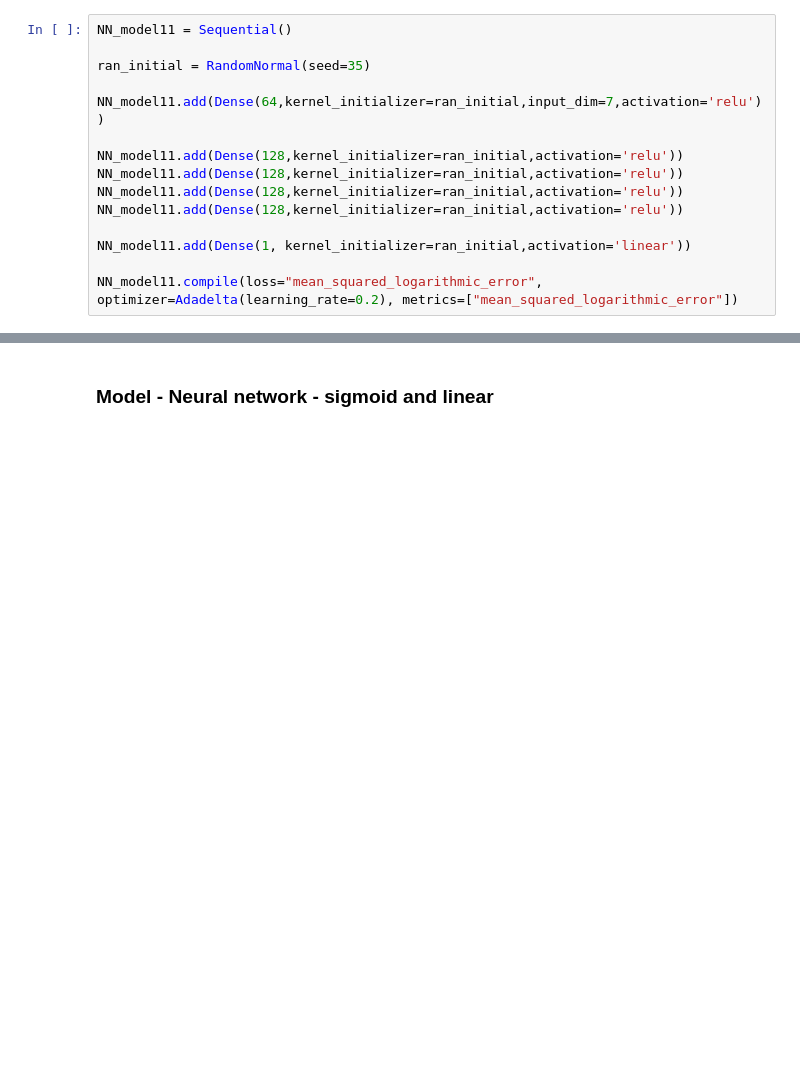
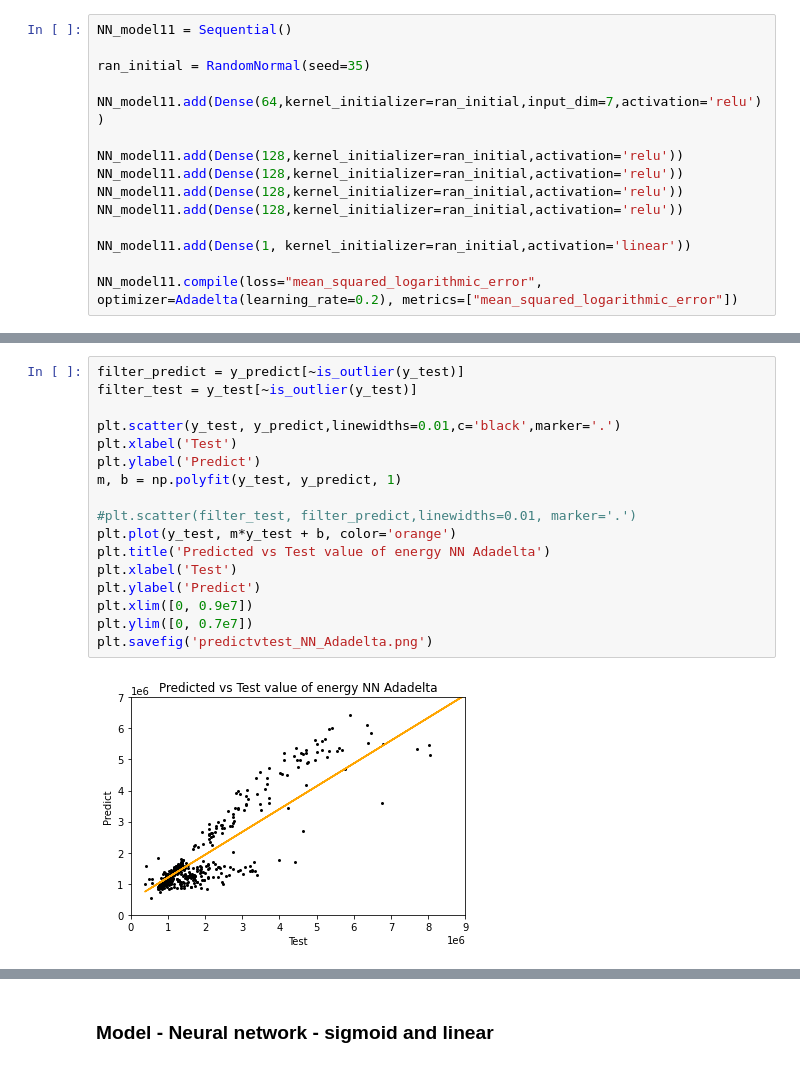
Before and after one commit to salogranada/drone_irrigation, a Jupyter notebook: src/scripts_ML/final_Neural_Networks.ipynb, the cells around one changed output, grey strips where cells are left out. Cells and saved outputs as stored; diff of their text form; blank space fills up the shorter version.

```diff
--- a/src/scripts_ML/final_Neural_Networks.ipynb
+++ b/src/scripts_ML/final_Neural_Networks.ipynb
@@ -178,0 +216,19 @@ MSE: 546738583250.6965
+# %%
+filter_predict = y_predict[~is_outlier(y_test)]
+filter_test = y_test[~is_outlier(y_test)]
+
+plt.scatter(y_test, y_predict,linewidths=0.01,c='black',marker='.')
+plt.xlabel('Test')
+plt.ylabel('Predict')
+m, b = np.polyfit(y_test, y_predict, 1)
+
+#plt.scatter(filter_test, filter_predict,linewidths=0.01, marker='.')
+plt.plot(y_test, m*y_test + b, color='orange')
+plt.title('Predicted vs Test value of energy NN Adadelta')
+plt.xlabel('Test')
+plt.ylabel('Predict')
+plt.xlim([0, 0.9e7])
+plt.ylim([0, 0.7e7])
+plt.savefig('predictvtest_NN_Adadelta.png')
+# %% [output]
+[figure, added]
```
Also changed, not shown: parts of 14 cells of this notebook, 3 other files.
